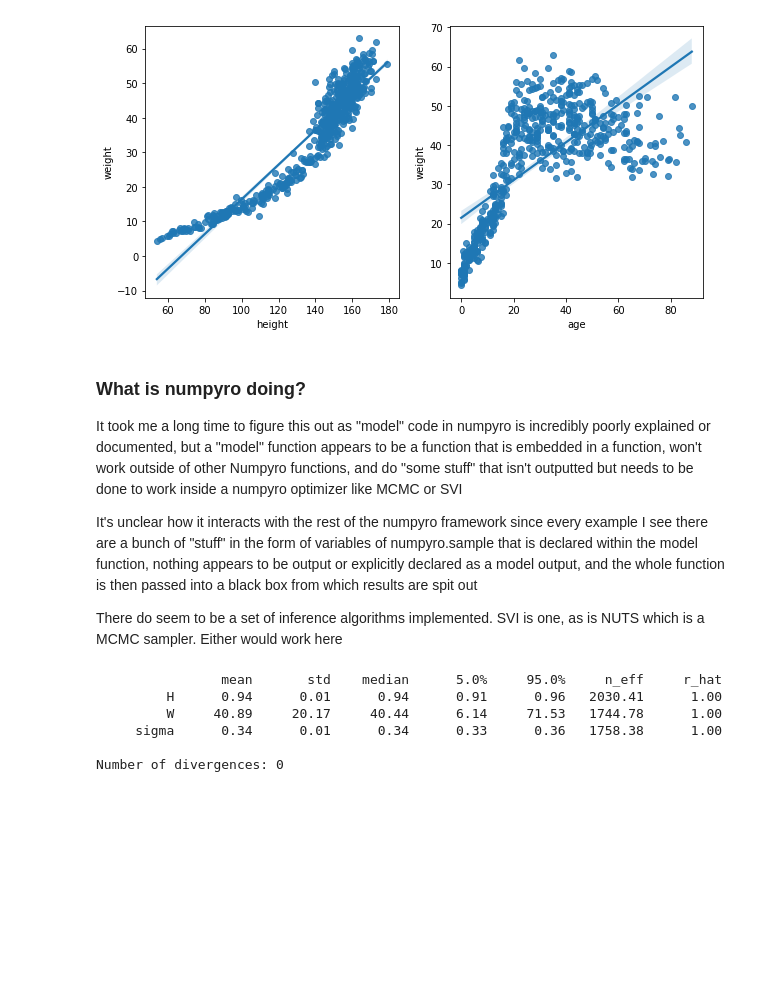
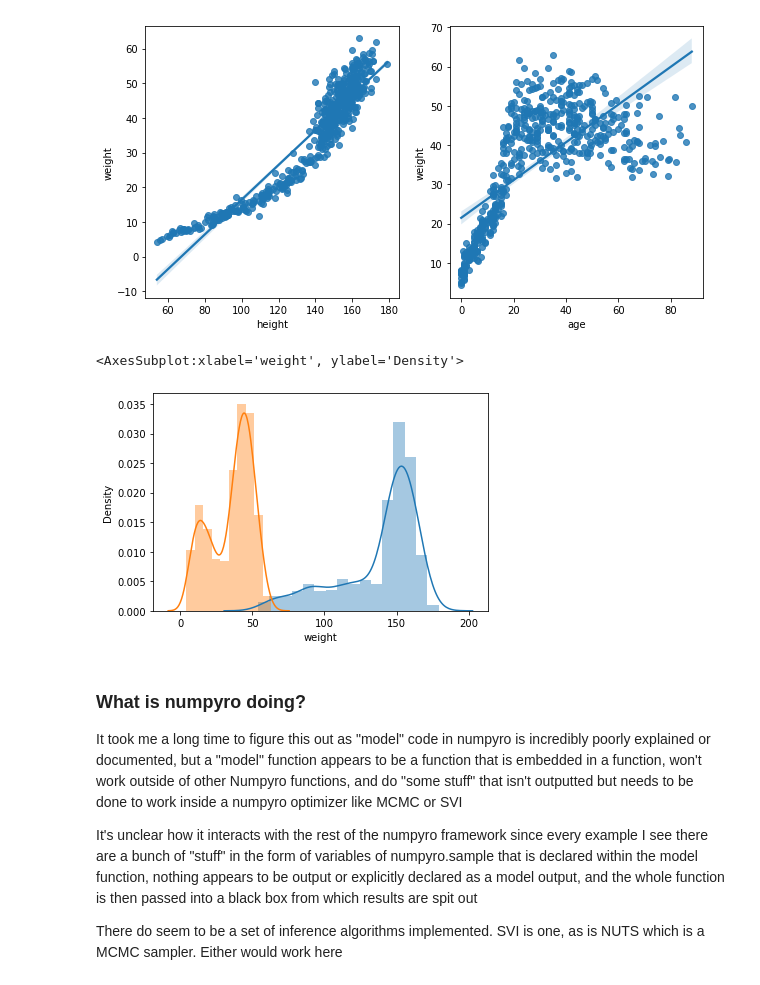
Before and after one commit to craobhruadh/MyStatisticalRethinking, a Jupyter notebook: Week 2 homework.ipynb, the cells around one changed output. Cells and saved outputs as stored; diff of their text form; code cells hidden in the pictures; blank space fills up the shorter version.

```diff
--- a/Week 2 homework.ipynb
+++ b/Week 2 homework.ipynb
@@ -66,35 +62,7 @@ with pm.Model() as never_explained_why_pm_need_this:
-# %% [markdown]
-### What is numpyro doing?
-
-It took me a long time to figure this out as "model" code in numpyro is incredibly poorly explained or documented, but a "model" function appears to be a function that is embedded in a function, won't work outside of other Numpyro functions, and do "some stuff" that isn't outputted but needs to be done to work inside a numpyro optimizer like MCMC or SVI
-
-It's unclear how it interacts with the rest of the numpyro framework since every example I see there are a bunch of "stuff" in the form of variables of numpyro.sample that is declared within the model function, nothing appears to be output or explicitly declared as a model output, and the whole function is then passed into a black box from which results are spit out
-
-There do seem to be a set of inference algorithms implemented.  SVI is one, as is NUTS which is a MCMC sampler.  Either would work here
-# %%
-def model(height, weight):
-
-#     mu = numpyro.sample("mu", dist.Normal(160,20))
-#     sigma = numpyro.sample("sigma", dist.Uniform(0,50))
-#     mu = numpyro.sample("mu", dist.Normal(0.0, 0.5))
-#     sigma = numpyro.sample("sigma", dist.Uniform(0.0,0.5))
-
-
-    H = height * numpyro.sample("H", dist.Normal(160,20))
-    W = weight * numpyro.sample("W", dist.Normal(40,20))
-
-    sigma = numpyro.sample('sigma', dist.Exponential(1))
-    numpyro.sample('obs', dist.Normal(H, sigma), obs=weight)
-
-kernel = numpyro.infer.NUTS(model)
-mcmc = numpyro.infer.MCMC(kernel, num_warmup=1000, num_samples=2000)
-mcmc.run(random.PRNGKey(0), height=df['height'].values, weight=df['weight'].values)
-
-mcmc.print_summary()
-# %% [output]
-                mean       std    median      5.0%     95.0%     n_eff     r_hat
-         H      0.94      0.01      0.94      0.91      0.96   2030.41      1.00
-         W     40.89     20.17     40.44      6.14     71.53   1744.78      1.00
-     sigma      0.34      0.01      0.34      0.33      0.36   1758.38      1.00
-
-Number of divergences: 0
+# %%
+sns.distplot(df['height'])
+
+sns.distplot(df['weight'])
+# %% [output]
+<AxesSubplot:xlabel='weight', ylabel='Density'>
+[figure, added]
@@ -100,0 +73,8 @@ Number of divergences: 0
+# %% [markdown]
+### What is numpyro doing?
+
+It took me a long time to figure this out as "model" code in numpyro is incredibly poorly explained or documented, but a "model" function appears to be a function that is embedded in a function, won't work outside of other Numpyro functions, and do "some stuff" that isn't outputted but needs to be done to work inside a numpyro optimizer like MCMC or SVI
+
+It's unclear how it interacts with the rest of the numpyro framework since every example I see there are a bunch of "stuff" in the form of variables of numpyro.sample that is declared within the model function, nothing appears to be output or explicitly declared as a model output, and the whole function is then passed into a black box from which results are spit out
+
+There do seem to be a set of inference algorithms implemented.  SVI is one, as is NUTS which is a MCMC sampler.  Either would work here
```
Also changed, not shown: parts of 13 cells of this notebook.
